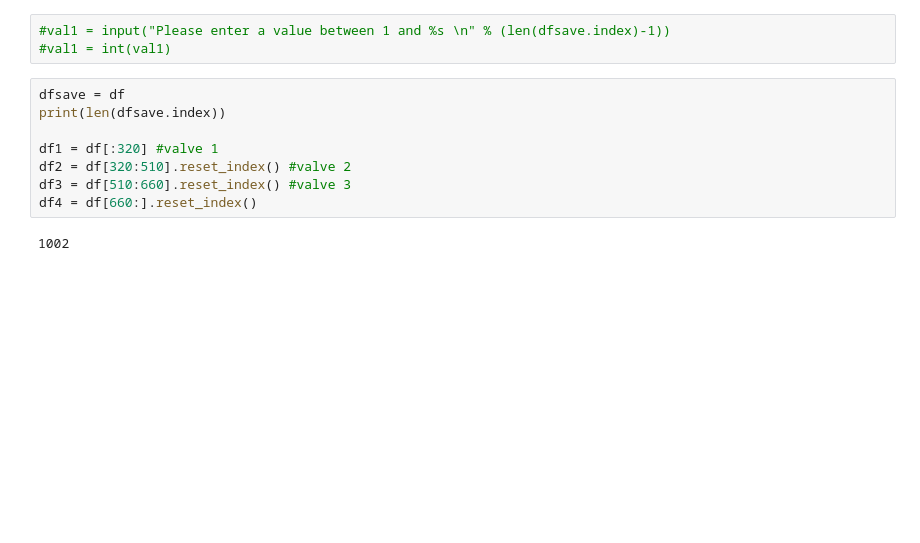
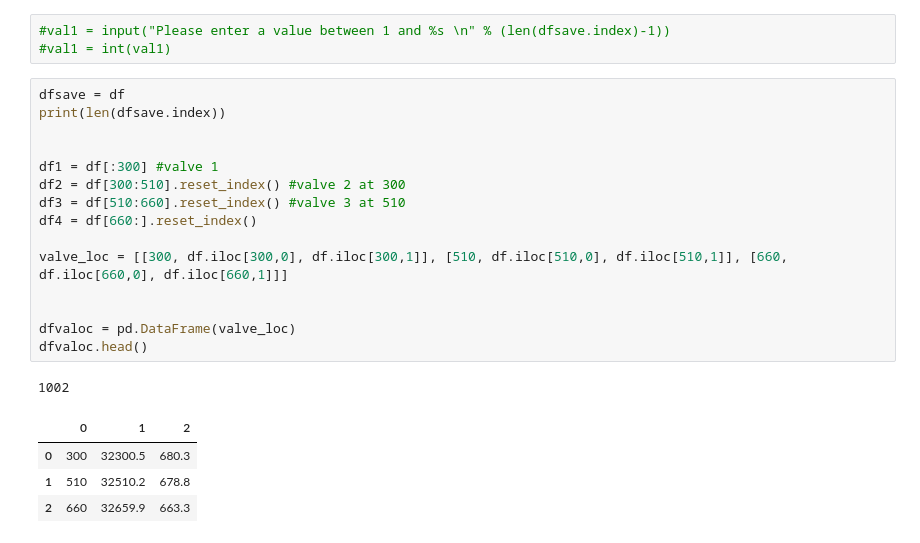
Before and after one commit to thomasgnyra/Pipeline-Spill-Calculator, a Jupyter notebook: Valve_maker_pipeline_leak_calculator.ipynb, the cells around one changed output. Drawn from its saved outputs; the diff is of its cells as text; blank space fills up the shorter version.

```diff
--- a/Valve_maker_pipeline_leak_calculator.ipynb
+++ b/Valve_maker_pipeline_leak_calculator.ipynb
@@ -24,13 +26,24 @@ df['distance between points'] = (df['Chainage delta']**2 + df['Elevation delta']
 # %%
 dfsave = df
 print(len(dfsave.index))
 
-df1 = df[:320] #valve 1
-df2 = df[320:510].reset_index() #valve 2
-df3 = df[510:660].reset_index() #valve 3
+
+df1 = df[:300] #valve 1
+df2 = df[300:510].reset_index() #valve 2 at 300
+df3 = df[510:660].reset_index() #valve 3 at 510
 df4 = df[660:].reset_index()
+
+valve_loc = [[300, df.iloc[300,0], df.iloc[300,1]], [510, df.iloc[510,0], df.iloc[510,1]], [660, df.iloc[660,0], df.iloc[660,1]]]
+
+
+dfvaloc = pd.DataFrame(valve_loc)
+dfvaloc.head()
 # %% [output]
 1002
+|  | 0 | 1 | 2 |
+| 0 | 300 | 32300.5 | 680.3 |
+| 1 | 510 | 32510.2 | 678.8 |
+| 2 | 660 | 32659.9 | 663.3 |
 # %%
 %%time
 
```
Also changed, not shown: parts of 3 cells of this notebook.
